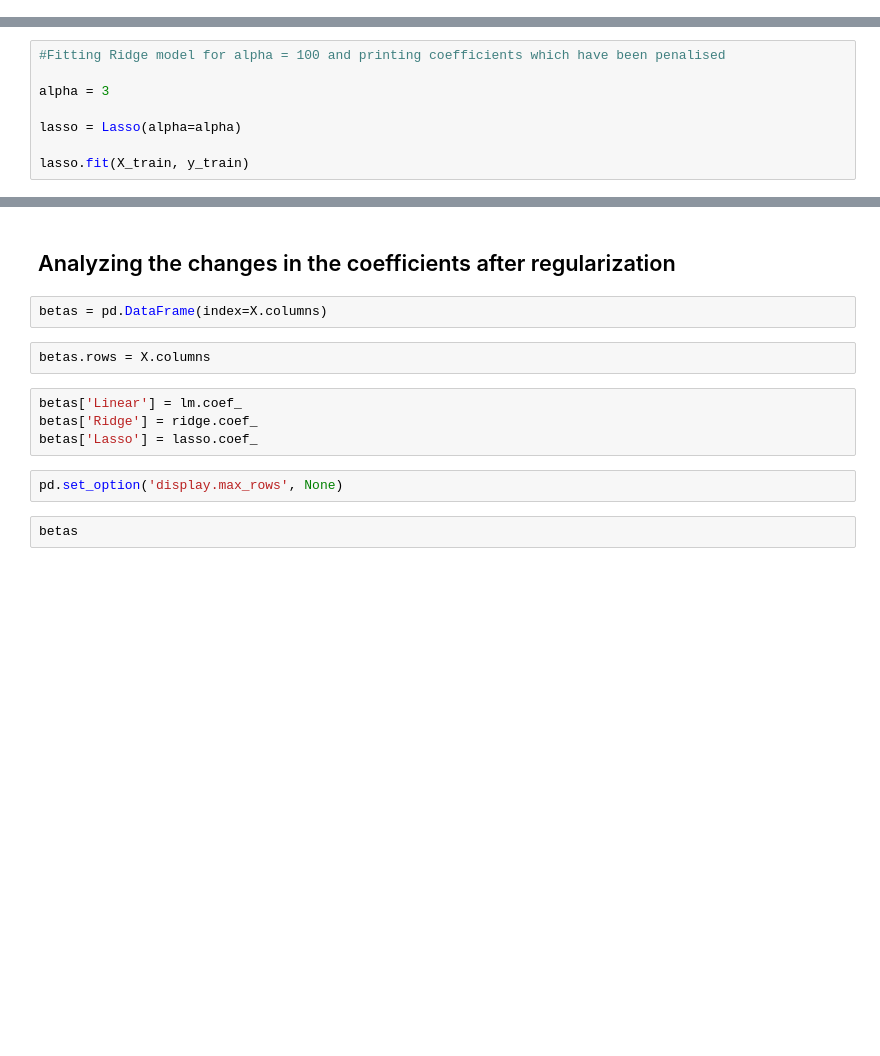
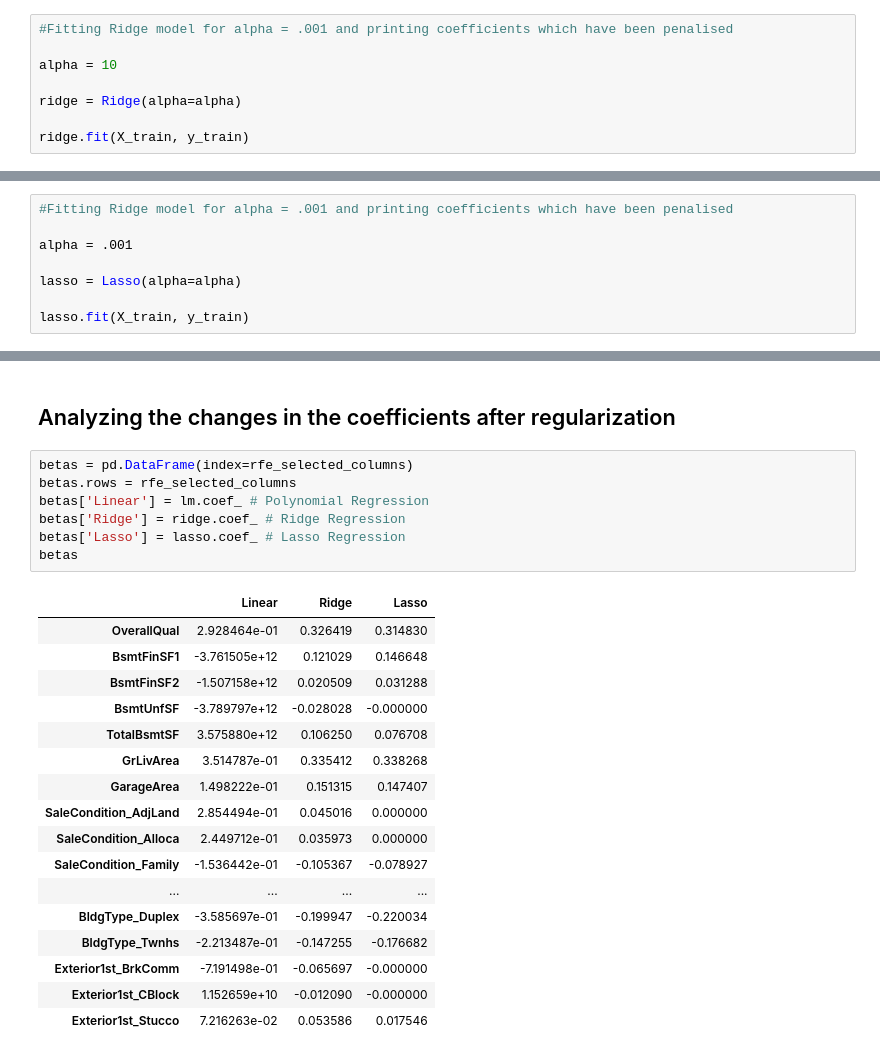
Before and after one commit to rahul2july/housingpriceprediction, a Jupyter notebook: Housing_Price_Prediction.ipynb, the cells around one changed output, grey strips where cells are left out. Drawn from its saved outputs; the diff is of its cells as text; blank space fills up the shorter version.

```diff
--- a/Housing_Price_Prediction.ipynb
+++ b/Housing_Price_Prediction.ipynb
@@ -933,0 +1156,8 @@ print(ridge.coef_)
+# %%
+#Fitting Ridge model for alpha = .001 and printing coefficients which have been penalised
+
+alpha = 10
+
+ridge = Ridge(alpha=alpha)
+
+ridge.fit(X_train, y_train)
@@ -996,9 +1277,9 @@ print(model_cv.best_params_)
 # %% [output]
 {'alpha': 0.001}
 # %%
-#Fitting Ridge model for alpha = 100 and printing coefficients which have been penalised
+#Fitting Ridge model for alpha = .001 and printing coefficients which have been penalised
 
-alpha = 3
+alpha = .001
 
 lasso = Lasso(alpha=alpha)
 
@@ -1062,14 +1397,27 @@ metric3.append(mse_test_lr**0.5)
 # %% [markdown]
 ## Analyzing the changes in the coefficients after regularization
 # %%
-betas = pd.DataFrame(index=X.columns)
+betas = pd.DataFrame(index=rfe_selected_columns)
+betas.rows = rfe_selected_columns
+betas['Linear'] = lm.coef_ # Polynomial Regression
+betas['Ridge'] = ridge.coef_ # Ridge Regression
+betas['Lasso'] = lasso.coef_ # Lasso Regression
+betas
+# %% [output]
+|  | Linear | Ridge | Lasso |
+| OverallQual | 2.928464e-01 | 0.326419 | 0.314830 |
+| BsmtFinSF1 | -3.761505e+12 | 0.121029 | 0.146648 |
+| BsmtFinSF2 | -1.507158e+12 | 0.020509 | 0.031288 |
+| BsmtUnfSF | -3.789797e+12 | -0.028028 | -0.000000 |
+| TotalBsmtSF | 3.575880e+12 | 0.106250 | 0.076708 |
+| GrLivArea | 3.514787e-01 | 0.335412 | 0.338268 |
+| GarageArea | 1.498222e-01 | 0.151315 | 0.147407 |
+| SaleCondition_AdjLand | 2.854494e-01 | 0.045016 | 0.000000 |
+| SaleCondition_Alloca | 2.449712e-01 | 0.035973 | 0.000000 |
+| SaleCondition_Family | -1.536442e-01 | -0.105367 | -0.078927 |
+| ... | ... | ... | ... |
+| BldgType_Duplex | -3.585697e-01 | -0.199947 | -0.220034 |
+| BldgType_Twnhs | -2.213487e-01 | -0.147255 | -0.176682 |
+| Exterior1st_BrkComm | -7.191498e-01 | -0.065697 | -0.000000 |
+| Exterior1st_CBlock | 1.152659e+10 | -0.012090 | -0.000000 |
+| Exterior1st_Stucco | 7.216263e-02 | 0.053586 | 0.017546 |
-# %%
-betas.rows = X.columns
-# %%
-betas['Linear'] = lm.coef_
-betas['Ridge'] = ridge.coef_
-betas['Lasso'] = lasso.coef_
-# %%
-pd.set_option('display.max_rows', None)
-# %%
-betas
```
Also changed, not shown: parts of 79 cells of this notebook.
